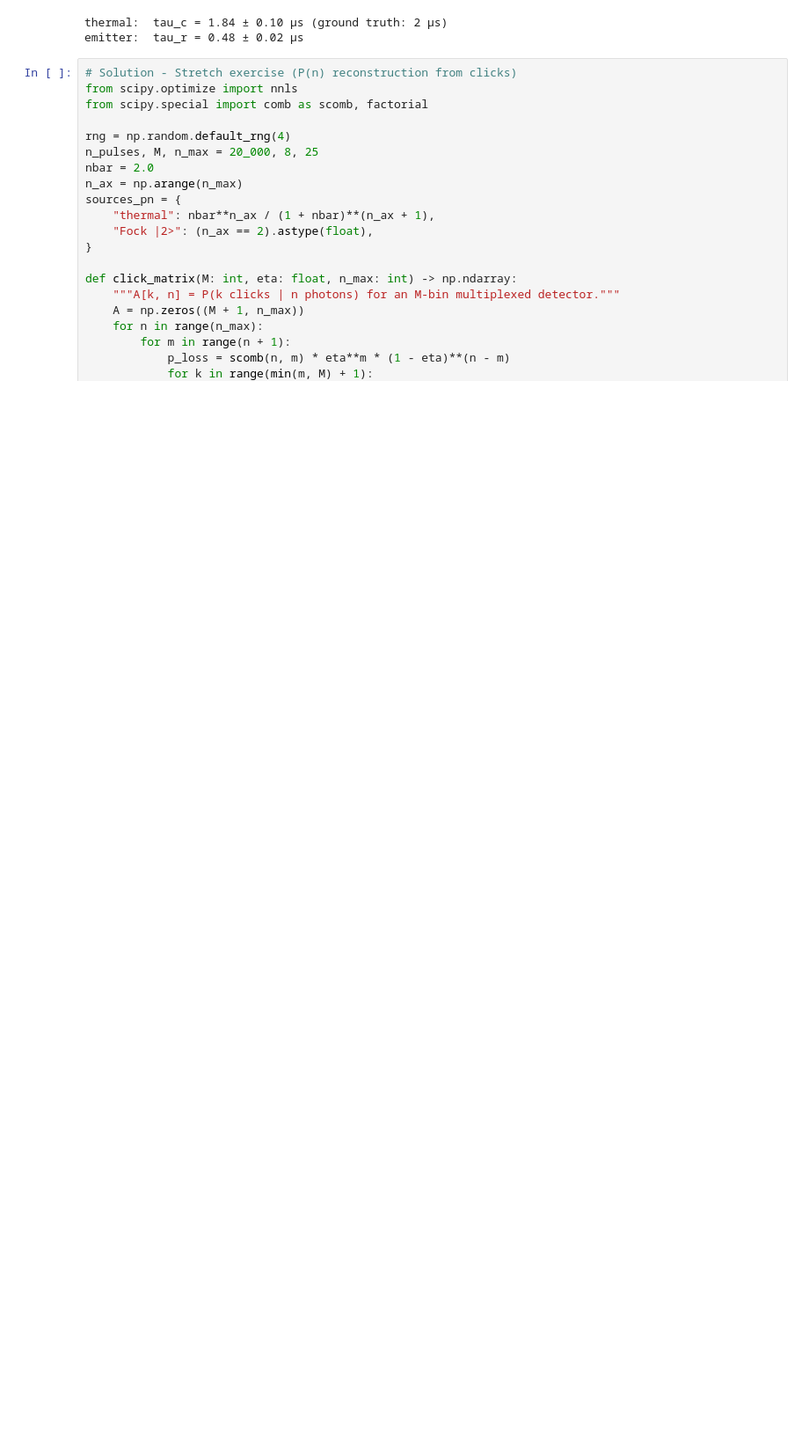
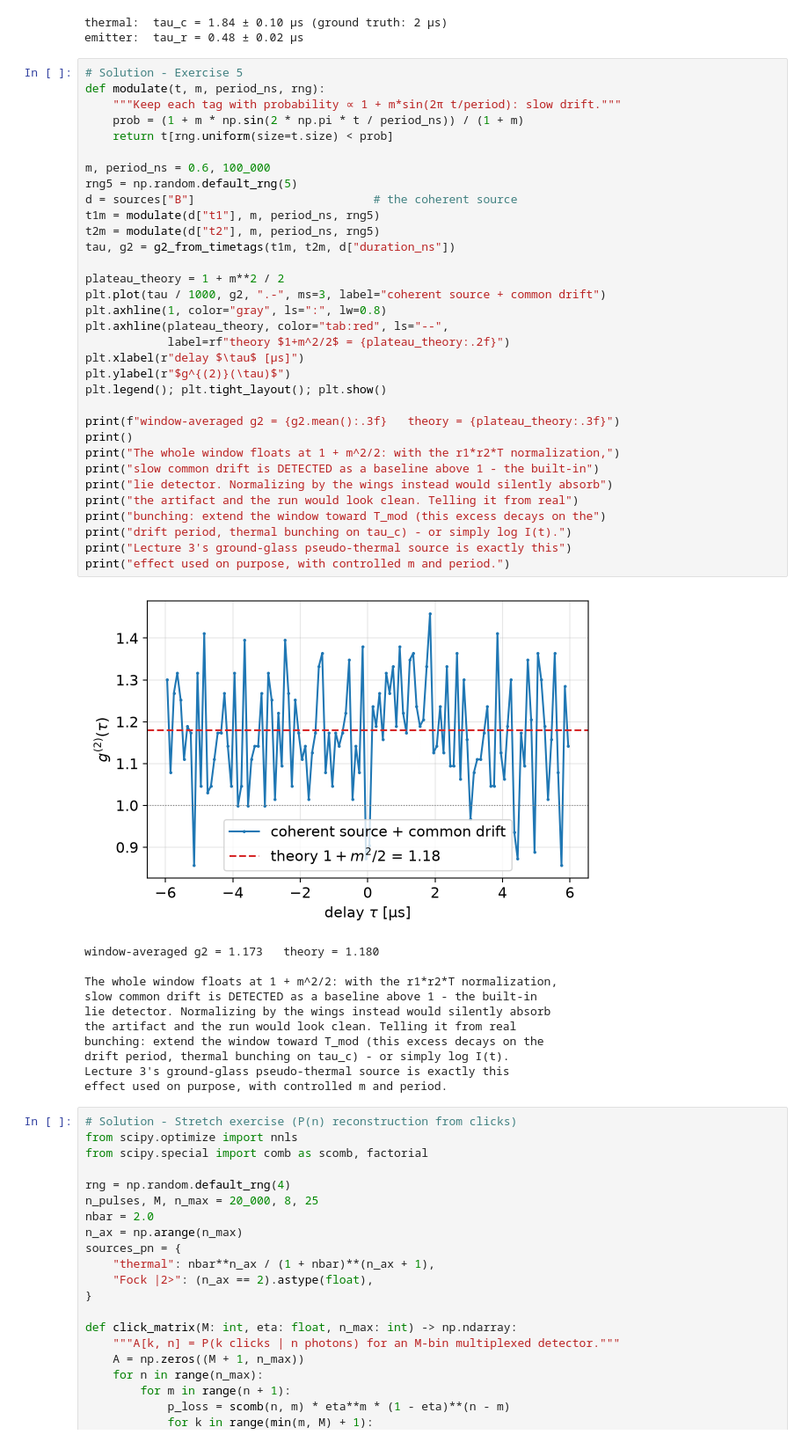
Before and after one commit to CodeJVG/CountingPhotons, a Jupyter notebook: lectures/04_HandsOn_g2_HBT.ipynb, the cells around one changed output. Shown at 88% size. Saved outputs shown, nothing was run; the diff lists cells and outputs as text; blank space fills up the shorter version.

```diff
--- a/lectures/04_HandsOn_g2_HBT.ipynb
+++ b/lectures/04_HandsOn_g2_HBT.ipynb
@@ -457,6 +520,51 @@ print(f"emitter:  tau_r = {tau_r/1000:.2f} ± {dtau_r/1000:.2f} µs")
 [figure]
 thermal:  tau_c = 1.84 ± 0.10 µs (ground truth: 2 µs)
 emitter:  tau_r = 0.48 ± 0.02 µs
+# %%
+# Solution - Exercise 5
+def modulate(t, m, period_ns, rng):
+    """Keep each tag with probability ∝ 1 + m*sin(2π t/period): slow drift."""
+    prob = (1 + m * np.sin(2 * np.pi * t / period_ns)) / (1 + m)
+    return t[rng.uniform(size=t.size) < prob]
+
+m, period_ns = 0.6, 100_000
+rng5 = np.random.default_rng(5)
+d = sources["B"]                          # the coherent source
+t1m = modulate(d["t1"], m, period_ns, rng5)
+t2m = modulate(d["t2"], m, period_ns, rng5)
+tau, g2 = g2_from_timetags(t1m, t2m, d["duration_ns"])
+
+plateau_theory = 1 + m**2 / 2
+plt.plot(tau / 1000, g2, ".-", ms=3, label="coherent source + common drift")
+plt.axhline(1, color="gray", ls=":", lw=0.8)
+plt.axhline(plateau_theory, color="tab:red", ls="--",
+            label=rf"theory $1+m^2/2$ = {plateau_theory:.2f}")
+plt.xlabel(r"delay $\tau$ [µs]")
+plt.ylabel(r"$g^{(2)}(\tau)$")
+plt.legend(); plt.tight_layout(); plt.show()
+
+print(f"window-averaged g2 = {g2.mean():.3f}   theory = {plateau_theory:.3f}")
+print()
+print("The whole window floats at 1 + m^2/2: with the r1*r2*T normalization,")
+print("slow common drift is DETECTED as a baseline above 1 - the built-in")
+print("lie detector. Normalizing by the wings instead would silently absorb")
+print("the artifact and the run would look clean. Telling it from real")
+print("bunching: extend the window toward T_mod (this excess decays on the")
+print("drift period, thermal bunching on tau_c) - or simply log I(t).")
+print("Lecture 3's ground-glass pseudo-thermal source is exactly this")
+print("effect used on purpose, with controlled m and period.")
+# %% [output]
+[figure, added]
+window-averaged g2 = 1.173   theory = 1.180
+
+The whole window floats at 1 + m^2/2: with the r1*r2*T normalization,
+slow common drift is DETECTED as a baseline above 1 - the built-in
+lie detector. Normalizing by the wings instead would silently absorb
+the artifact and the run would look clean. Telling it from real
+bunching: extend the window toward T_mod (this excess decays on the
+drift period, thermal bunching on tau_c) - or simply log I(t).
+Lecture 3's ground-glass pseudo-thermal source is exactly this
+effect used on purpose, with controlled m and period.
 # %%
 # Solution - Stretch exercise (P(n) reconstruction from clicks)
 from scipy.optimize import nnls
```
Also changed, not shown: parts of 6 cells of this notebook.
